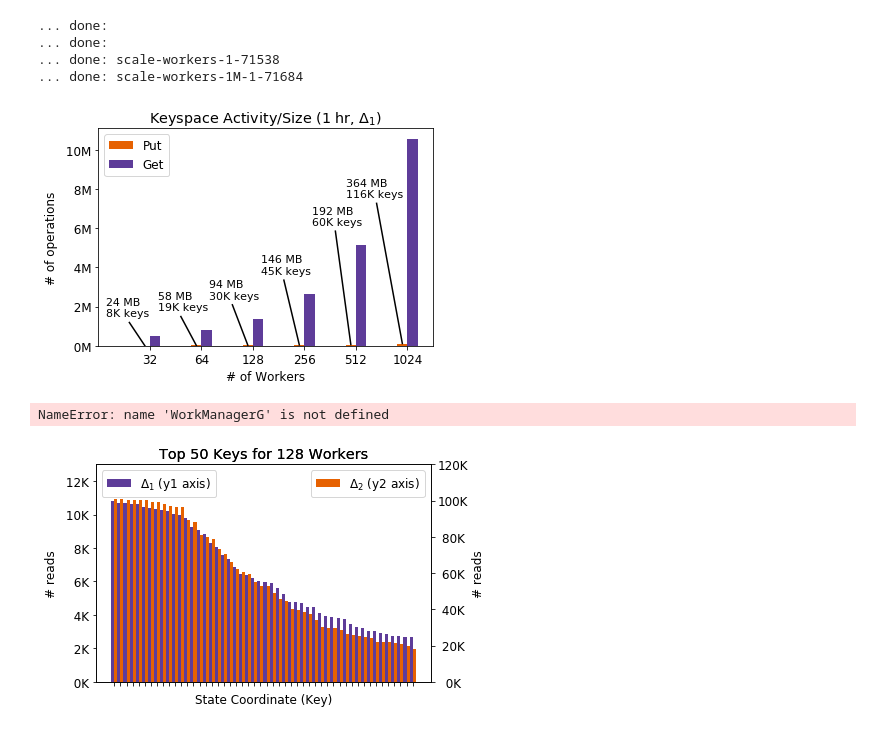
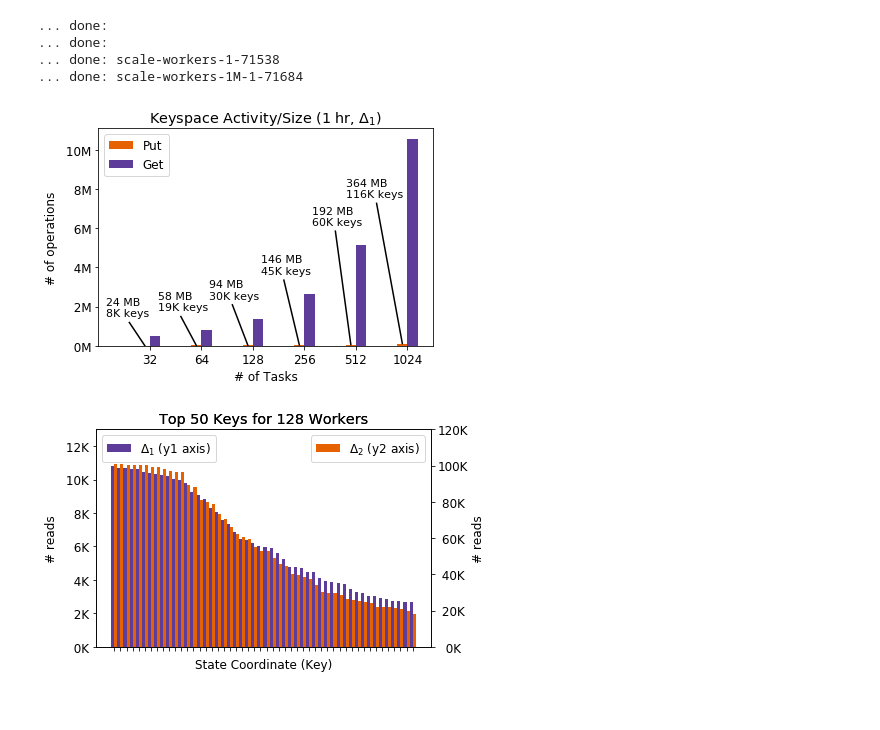
Before and after one commit to michaelsevilla/parsplice-popper, a Jupyter notebook: viz/viz-paper.ipynb, the cells around one changed output. Drawn from its saved outputs; the diff is of its cells as text; code cells hidden in the pictures.

Commit message:
paper: dangling graphics
Signed-off-by: Michael Sevilla <mikesevilla3@gmail.com>

```diff
--- a/viz/viz-paper.ipynb
+++ b/viz/viz-paper.ipynb
@@ -142,39 +142,37 @@ puts.append(p); gets.append(g); size.append(s); mem.append(m)
 label.append('1024')
 p, g, s, m = get_keyspace(d+"nano-sepminima/scale-keyspace-trace/scale-workers-32-71694/")
 p1, g1, s1, m1 = get_keyspace(d+"nano-sepminima/scale-keyspace-trace/scale-workers-32-71694/", rank="2")
 puts.append(p+p1); gets.append(g+g1); size.append(s+s1); mem.append(m+m1)
 
 fig, ax = plt.subplots(1, 1)
 x = np.arange(len(puts))
 ax.bar(x - 0.1, puts, width=0.2, label="Put", color='#e66101')
 ax.bar(x + 0.1, gets, width=0.2, label="Get", color='#5e3c99')
 ax.set_xticks(range(0, len(label)))
 ax.set_xticklabels(label)
 ax.set_title(r'Keyspace Activity/Size (1 hr, $\Delta_1$)')
 ax.set_ylabel("# of operations")
 ax.set_xlim(-1, 5.5)
 ax.legend(loc='upper left')
 ax.set_yticklabels(['{:3.0f}M'.format(yval/(1000*1000)) for yval in ax.get_yticks()])
-ax.set_xlabel("# of Workers")
+ax.set_xlabel("# of Tasks")
 
 # put the annotations
 for i,j in zip(x,gets):
     if i == 5: break
     ax.annotate(str(int(mem[i]/(1000*1000))) + " MB\n" + str(int(size[i]/1000)) + "K keys",
                 xy=(i-0.85,j+1000*1000),fontsize=11)
     ax.plot([i-0.4, i-0.1], [j+1000*700, puts[i]], 'k-')
 
 ax.annotate(str(int(mem[5]/(1000*1000))) + " MB\n" + str(int(size[5]/1000)) + "K keys",
             xy=(i-1.2,j-3*1000*1000),fontsize=11)
 ax.plot([i-0.6, i-0.1], [j-3*1000*1100, puts[i]], 'k-')
 
 fig.savefig("../paper/figures/methodology-keyspace.png", bbox_inches='tight', dpi=400)
 # %% [output]
-[figure, old version]
+[figure, new version]
 # %%
-[float(a)/float(b) for a,b in zip(WorkManagerG,WorkManager)]
+#[float(a)/float(b) for a,b in zip(WorkManagerG,WorkManager)]
-# %% [output]
-NameError: name 'WorkManagerG' is not defined
 # %%
 ### Figure 2
 def plot_keyspace(ax, dfs, key, shift=0, nkeys=50, color="", label=""):
```
Also changed, not shown: parts of 2 cells of this notebook, 43 other files.
